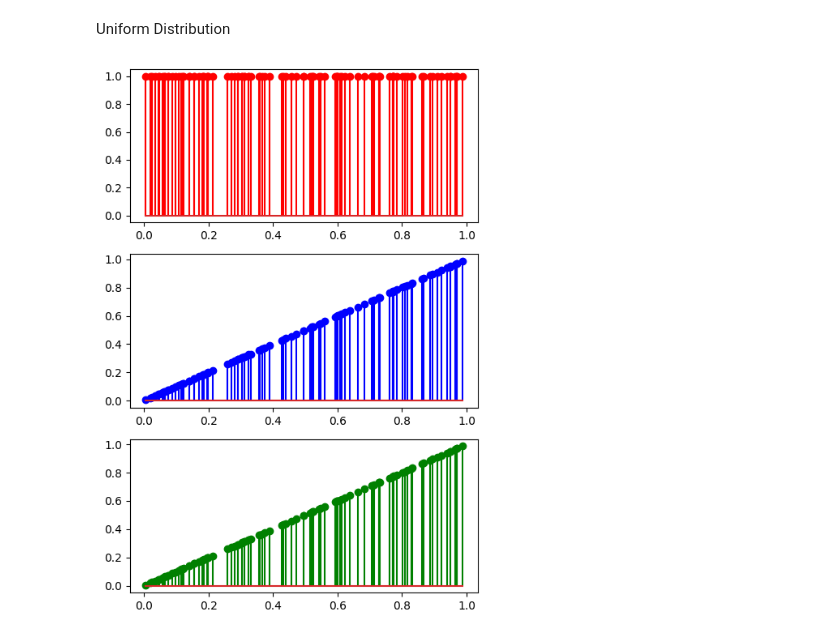
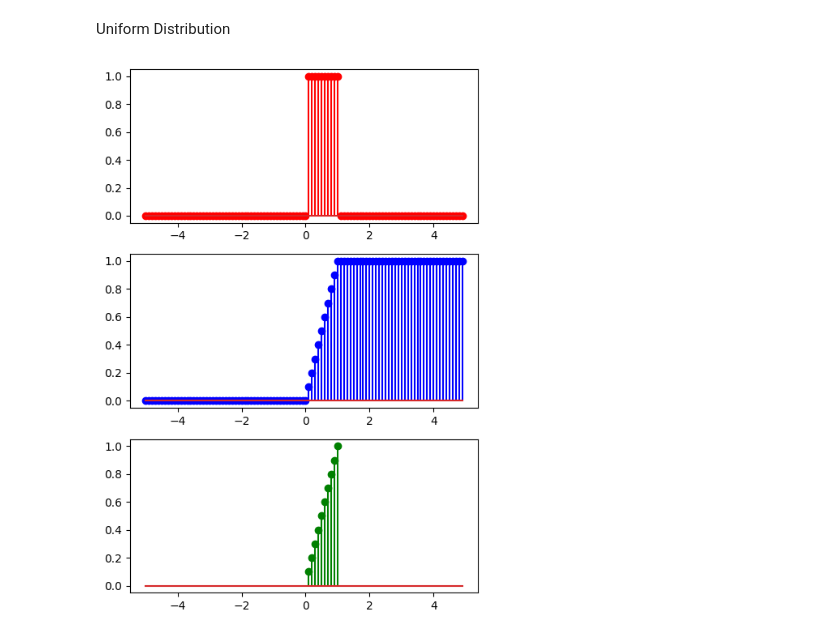
Before and after one commit to fernandaluft/probability-distribution-exercises-project-with-python, a Jupyter notebook: notebook/problems.ipynb, the cells around one changed output. Drawn from its saved outputs; the diff is of its cells as text; code cells hidden in the pictures.

```diff
--- a/notebook/problems.ipynb
+++ b/notebook/problems.ipynb
@@ -161,25 +161,26 @@ def runiform(low, high, size):
 # %%
 import matplotlib.pyplot as plt
 
 np.random.seed(42)
 
 low = 0
 high = 1
-data = runiform(low, high, 100)
+data = np.arange(-5, 5, 0.1)
+
 pmf = duniform(data, high, low)
 cdf = puniform(data, high, low)
 ppf = quniform(data, high, low)
 
 fig, axis = plt.subplots(3, 1, figsize = (5, 7))
 
 axis[0].stem(data, pmf, "r-")
 axis[1].stem(data, cdf, "b-")
 axis[2].stem(data, ppf, "g-")
 
 # Adjust the layout
 plt.tight_layout()
 
 # Show the plot
 plt.show()
 # %% [output]
-[figure, old version]
+[figure, new version]
```
